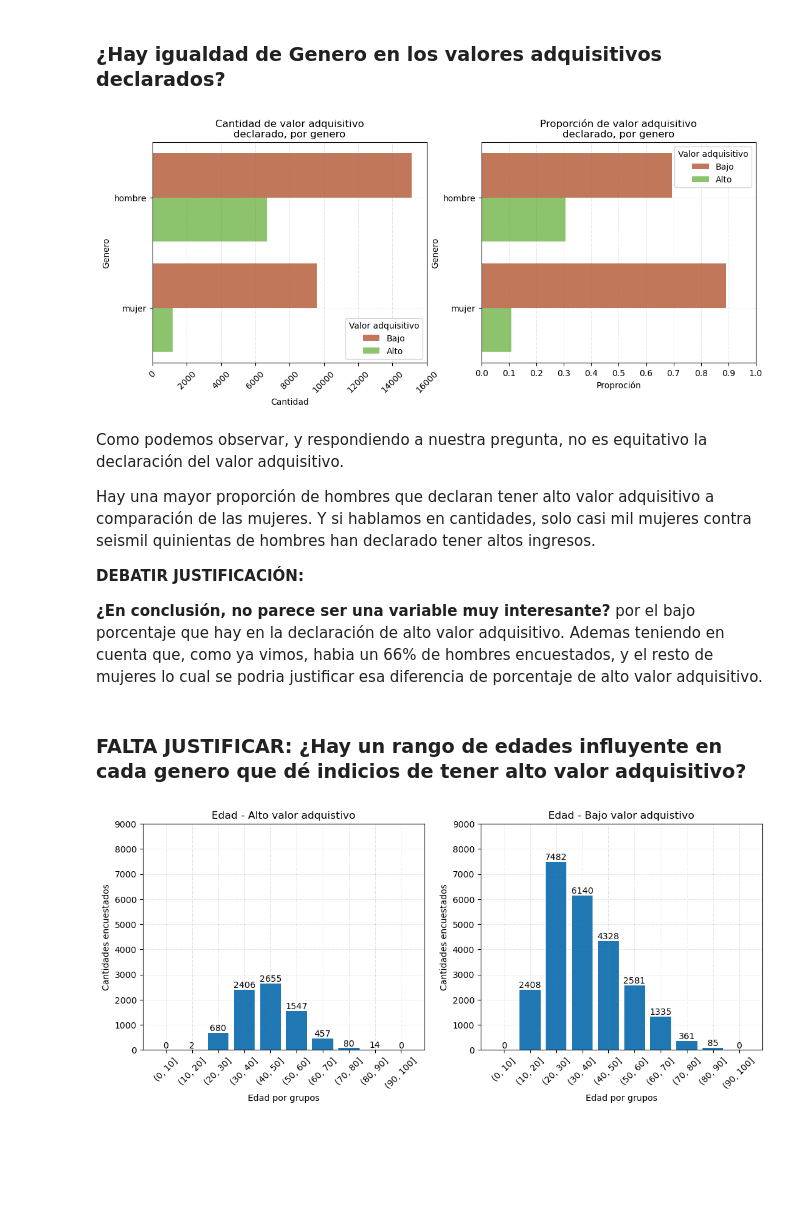
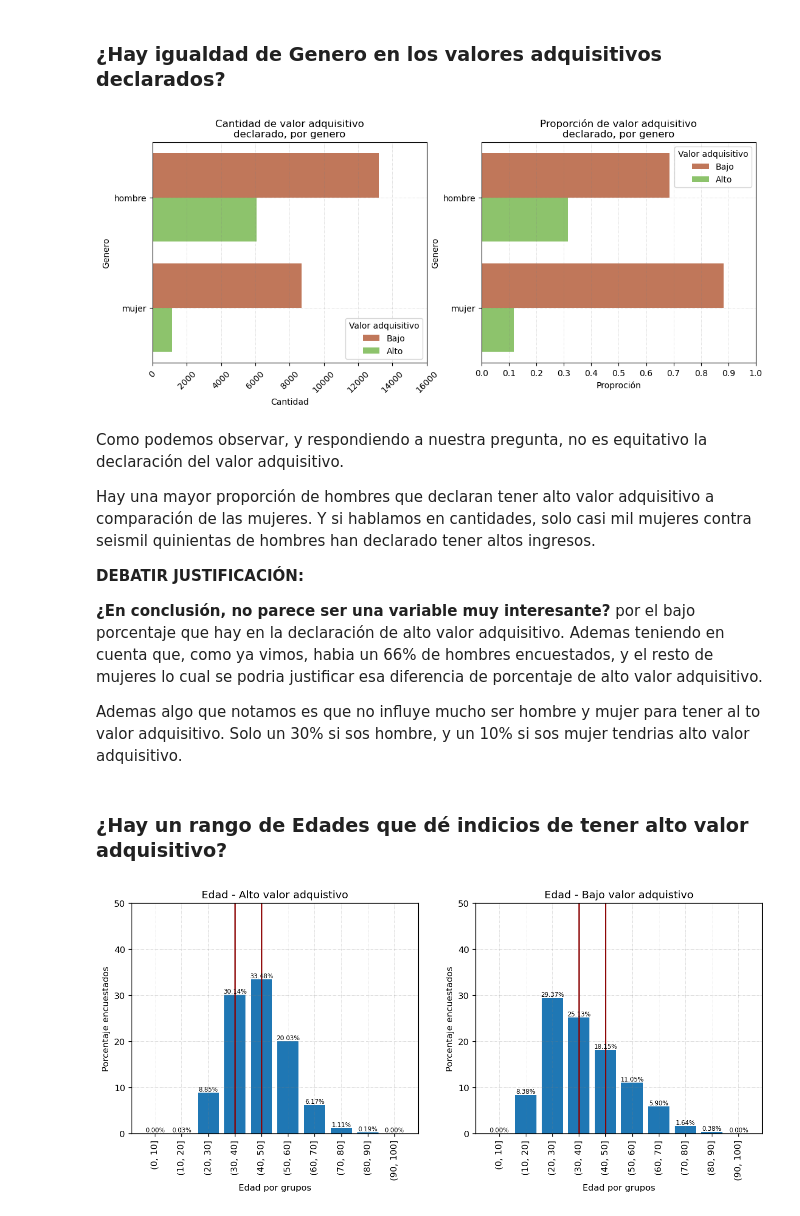
Before and after one commit to fjpacheco/machine-learning, a Jupyter notebook: preguntas_randoms.ipynb, the cells around one changed output. Cells and saved outputs as stored; diff of their text form; code cells hidden in the pictures; blank space fills up the shorter version.

Commit message:
Actualizo gráficos de preguntas viejas, y redacto textualmente nuevas pregunta para laburar después

```diff
--- a/preguntas_randoms.ipynb
+++ b/preguntas_randoms.ipynb
@@ -47,0 +56,5 @@ Se renombra a las columnas en un formato mas comodo de manejar.
+# %%
+size_antes = len(df)
+df = df.drop_duplicates()
+size_despues = len(df)
+print(f'se eliminaron: {size_despues-size_antes} filas duplicadas')
@@ -336,7 +351,7 @@ for plot in [ploted_cero, ploted_one]:
 
 plt.show()
 # %% [output]
-[figure, old version]
+[figure, new version]
 # %% [markdown]
 Como podemos observar, y respondiendo a nuestra pregunta, no es equitativo la declaración del valor adquisitivo.
 
@@ -345,37 +360,41 @@ Hay una mayor proporción de hombres que declaran tener alto valor adquisitivo a
 **DEBATIR JUSTIFICACIÓN:**
 
 **¿En conclusión, no parece ser una variable muy interesante?** por el bajo porcentaje que hay en la declaración de alto valor adquisitivo. Ademas teniendo en cuenta que, como ya vimos, habia un 66% de hombres encuestados, y el resto de mujeres lo cual se podria justificar esa diferencia de porcentaje de alto valor adquisitivo.
+
+Ademas algo que notamos es que no influye mucho ser hombre y mujer para tener al to valor adquisitivo. Solo un 30% si sos hombre, y un 10% si sos mujer tendrias alto valor adquisitivo.
 # %% [markdown]
-### FALTA JUSTIFICAR: ¿Hay un rango de edades influyente en cada genero que dé indicios de tener alto valor adquisitivo?
+### ¿Hay un rango de Edades que dé indicios de tener alto valor adquisitivo?
 # %%
-fig, axes = plt.subplots(nrows=1, ncols=2, figsize=[6.4 * 2, 4.8], dpi=100)
+fig, axes = plt.subplots(nrows=1, ncols=2, figsize=[6.4 * 2, 4.8], dpi=120)
 
 df_alto_valor = df[df.tiene_alto_valor_adquisitivo == 1]
 df_bajo_valor = df[df.tiene_alto_valor_adquisitivo == 0]
 
 rango_edades =  np.arange(0,110,10)
-cantidad_Altos_en_rango = pd.Series(pd.cut(df_alto_valor['edad'], bins = rango_edades).value_counts()).sort_index()
-cantidad_Bajos_en_rango = pd.Series(pd.cut(df_bajo_valor['edad'], bins = rango_edades).value_counts()).sort_index()
+cantidad_Altos_en_rango = pd.Series(pd.cut(df_alto_valor['edad'], bins = rango_edades).value_counts(normalize=True)*100).sort_index()
+cantidad_Bajos_en_rango = pd.Series(pd.cut(df_bajo_valor['edad'], bins = rango_edades).value_counts(normalize=True)*100).sort_index()
 
 ploted = axes[0].bar(cantidad_Altos_en_rango.index.astype(str), cantidad_Altos_en_rango.values)
 ploted2 = axes[1].bar(cantidad_Bajos_en_rango.index.astype(str), cantidad_Bajos_en_rango.values)
 
 for plot in [(ploted,axes[0]), (ploted2,axes[1])]:
     for rect in plot[0]:
         height = rect.get_height()
         plot[1].text(rect.get_x() + rect.get_width()/2., height,
-                '%d' % int(height),
-                ha='center', va='bottom')
+                '%0.2f%%' % float(height),
+                ha='center', va='bottom', size=7)
 
     plot[1].grid(b = True, color ='grey', linestyle ='-.', linewidth = 0.5, alpha = 0.3)
-    plot[1].tick_params('x',labelrotation=45)
-    plot[1].set_ylabel("Cantidades encuestados")
+    plot[1].tick_params('x',labelrotation=90)
+    plot[1].set_ylabel("Porcentaje encuestados")
     plot[1].set_xlabel("Edad por grupos")
-    plot[1].set_yticks(np.arange(0,9500, 1000))
+    plot[1].set_yticks(np.arange(0,60, 10))
+    plot[1].axvline(x=4, color="darkred") # ESTO NO VA ESTO NO VA ESTO NO VA ESTO NO VA ESTO NO VA ESTO NO VA ESTO NO VA ESTO NO VA ESTO NO VA ESTO NO VA ESTO NO VA ESTO NO VA
+    plot[1].axvline(x=3, color="darkred") # ESTO NO VAESTO NO VAESTO NO VAESTO NO VAESTO NO VAESTO NO VAESTO NO VAESTO NO VAESTO NO VAESTO NO VAESTO NO VAESTO NO VAESTO NO VAESTO NO VA
 
 axes[0].set_title("Edad - Alto valor adquistivo")
 axes[1].set_title("Edad - Bajo valor adquistivo")
 
 plt.show()
 # %% [output]
-[figure, old version]
+[figure, new version]
```
Also changed, not shown: parts of 40 cells of this notebook.
